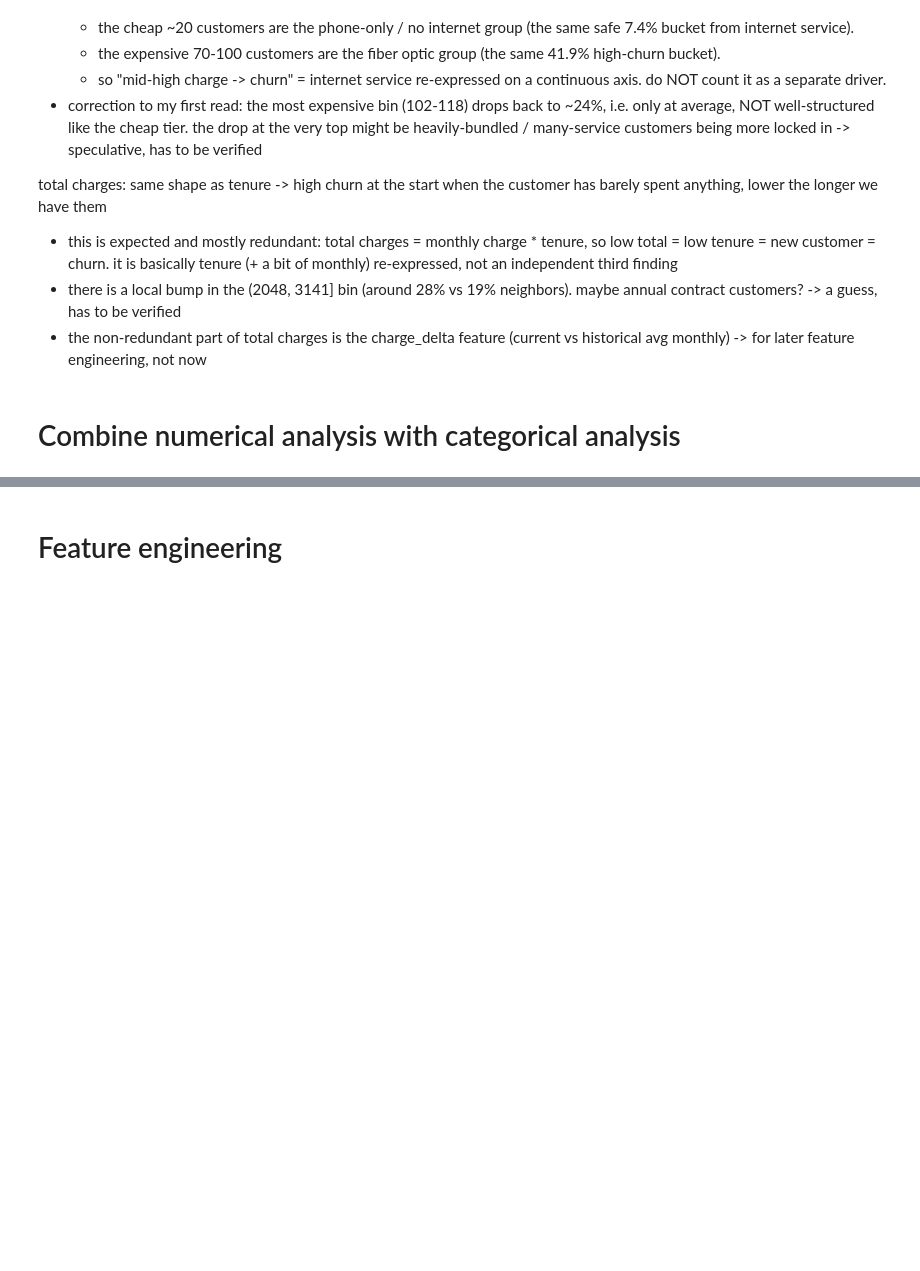
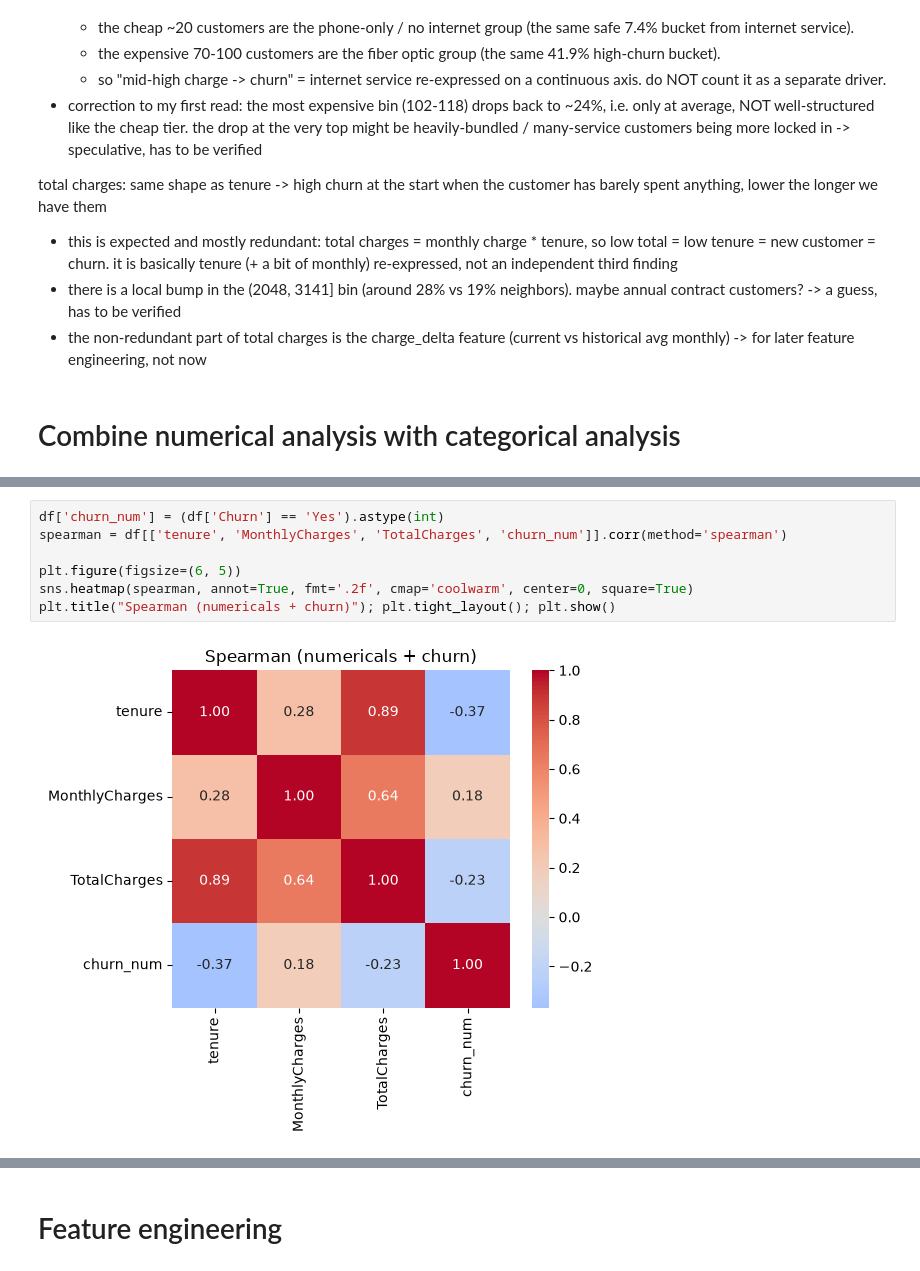
Before and after one commit to danielLutziger/churn-investigation, a Jupyter notebook: churn_data_analysis.ipynb, the cells around one changed output, grey strips where cells are left out. Saved outputs shown, nothing was run; the diff lists cells and outputs as text; blank space fills up the shorter version.

```diff
--- a/churn_data_analysis.ipynb
+++ b/churn_data_analysis.ipynb
@@ -346,0 +386,9 @@ total charges: same shape as tenure -> high churn at the start when the customer
+# %%
+df['churn_num'] = (df['Churn'] == 'Yes').astype(int)
+spearman = df[['tenure', 'MonthlyCharges', 'TotalCharges', 'churn_num']].corr(method='spearman')
+
+plt.figure(figsize=(6, 5))
+sns.heatmap(spearman, annot=True, fmt='.2f', cmap='coolwarm', center=0, square=True)
+plt.title("Spearman (numericals + churn)"); plt.tight_layout(); plt.show()
+# %% [output]
+[figure, added]
```
Also changed, not shown: parts of 8 cells of this notebook.
